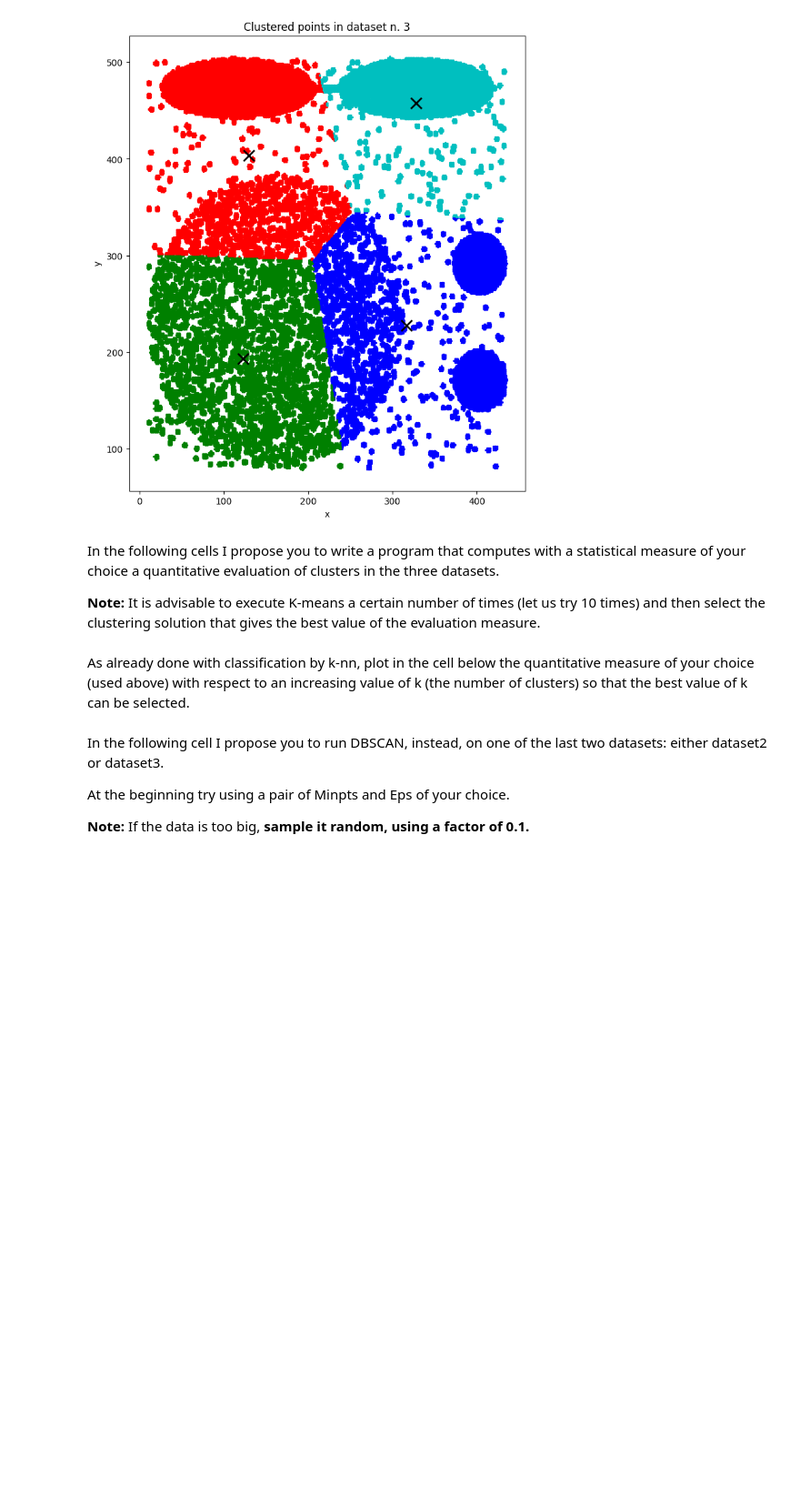
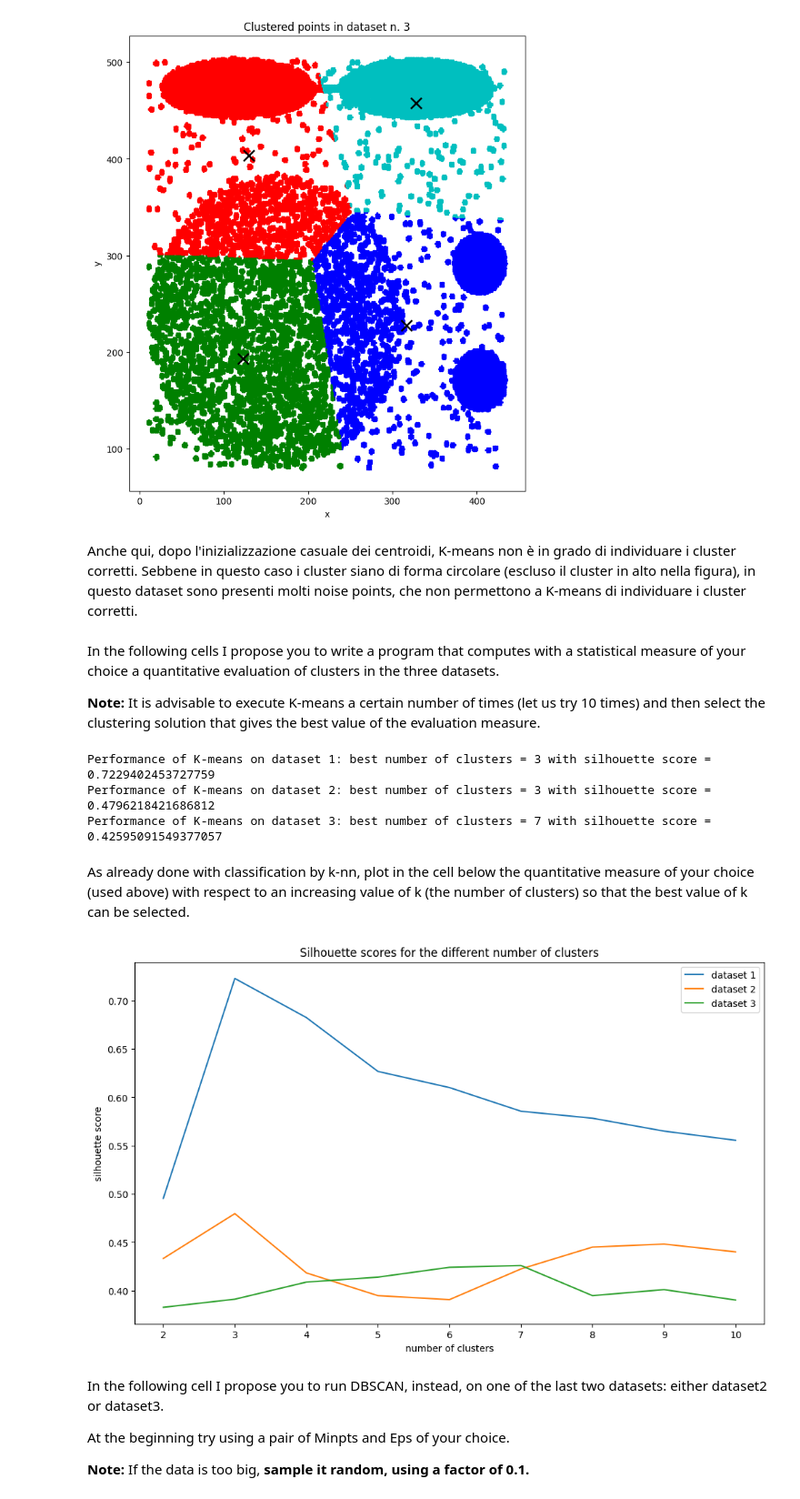
Before and after one commit to jakbtg/AAUT, a Jupyter notebook: Meo/3-clustering_copy_for_students_aa_22_23.ipynb, the cells around one changed output. Shown at 91% size. Drawn from its saved outputs; the diff is of its cells as text; code cells hidden in the pictures; blank space fills up the shorter version.

```diff
--- a/Meo/3-clustering_copy_for_students_aa_22_23.ipynb
+++ b/Meo/3-clustering_copy_for_students_aa_22_23.ipynb
@@ -253,13 +253,57 @@ for cluster in range(k):
 plt.show()
 # %% [output]
 [figure]
+# %% [markdown]
+Anche qui, dopo l'inizializzazione casuale dei centroidi, K-means non è in grado di individuare i cluster corretti. Sebbene in questo caso i cluster siano di forma circolare (escluso il cluster in alto nella figura), in questo dataset sono presenti molti noise points, che non permettono a K-means di individuare i cluster corretti.
 # %% [markdown]
 In the following cells I propose you to write a program that computes with a statistical measure of your choice a quantitative evaluation of clusters in the three datasets.
 
 **Note:**
 It is advisable to execute K-means a certain number of times (let us try 10 times) and then select the clustering solution that gives the best value of the evaluation measure.
+# %%
+# use silhouette_score to evaluate the quality of the clustering
+from sklearn.metrics import silhouette_score
+
+def evaluate_kmeans(data, n_samples, n_features, k_range):
+    silhouette_scores = []
+    for k in k_range:
+        kmeans = KMeans(n_clusters=k, random_state=0, init='random', n_init=1).fit(data)
+        silhouette_scores.append(silhouette_score(data, kmeans.labels_))
+    # return the list of silhouette scores, the best number of clusters (the one with the highest silhouette score) and the corresponding silhouette score
+    return silhouette_scores, k_range[np.argmax(silhouette_scores)], np.max(silhouette_scores)
+
+# define the range of number of clusters to be tested
+k_range = range(2, 11)
+
+# evaluate the quality of the clustering on all the datasets, it takes aprox. 10 minutes to run
+silhouette_scores1, best_k1, best_score1 = evaluate_kmeans(data1, n_samples1, n_features1, k_range)
+silhouette_scores2, best_k2, best_score2 = evaluate_kmeans(data2, n_samples2, n_features2, k_range)
+silhouette_scores3, best_k3, best_score3 = evaluate_kmeans(data3, n_samples3, n_features3, k_range)
+
+print(f'Performance of K-means on dataset 1: best number of clusters = {best_k1} with silhouette score = {best_score1}')
+print(f'Performance of K-means on dataset 2: best number of clusters = {best_k2} with silhouette score = {best_score2}')
+print(f'Performance of K-means on dataset 3: best number of clusters = {best_k3} with silhouette score = {best_score3}')
+# %% [output]
+Performance of K-means on dataset 1: best number of clusters = 3 with silhouette score = 0.7229402453727759
+Performance of K-means on dataset 2: best number of clusters = 3 with silhouette score = 0.4796218421686812
+Performance of K-means on dataset 3: best number of clusters = 7 with silhouette score = 0.42595091549377057
 # %% [markdown]
 As already done with classification by k-nn, plot in the cell below the quantitative measure of your choice (used above) with respect to an increasing value of k (the number of clusters) so that the best value of k can be selected.
+# %%
+# plot the silhouette scores for the different number of clusters
+fig = plt.figure(figsize=(12,6))
+ax = fig.add_subplot(111)
+fig.subplots_adjust(top=1)
+ax.set_title('Silhouette scores for the different number of clusters')
+ax.set_xlabel('number of clusters')
+ax.set_ylabel('silhouette score')
+plt.plot(k_range, silhouette_scores1, label='dataset 1')
+plt.plot(k_range, silhouette_scores2, label='dataset 2')
+plt.plot(k_range, silhouette_scores3, label='dataset 3')
+plt.legend()
+plt.show()
+# %% [output]
+[figure, added]
 # %% [markdown]
 In the following cell I propose you to run DBSCAN, instead, on one of the last two datasets: either dataset2 or dataset3.
 
```
Also changed, not shown: parts of 3 cells of this notebook.
